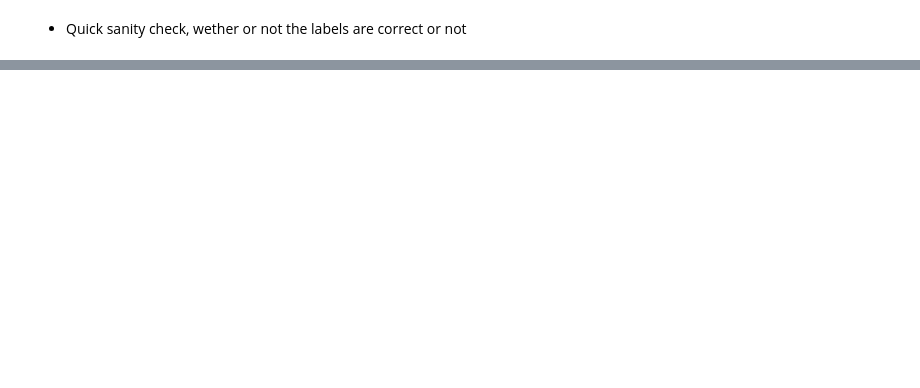
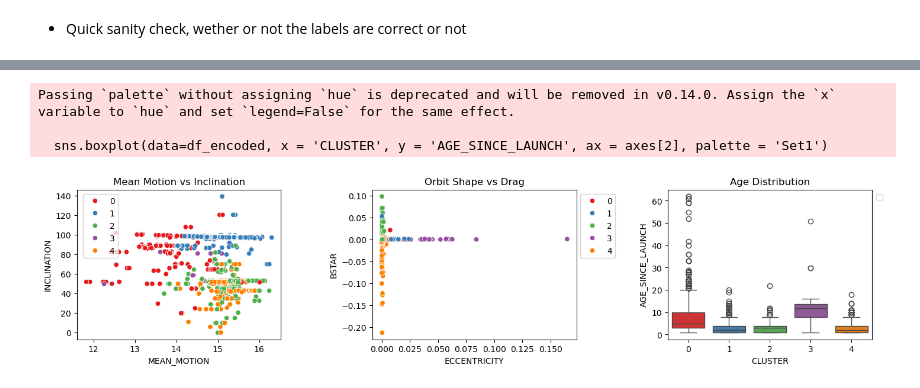
Before and after one commit to Sushrut2007/SpaceDebrisRadar.AI, a Jupyter notebook: notebooks/05_clustering.ipynb, the cells around one changed output, grey strips where cells are left out. Drawn from its saved outputs; the diff is of its cells as text; code cells hidden in the pictures; blank space fills up the shorter version.

```diff
--- a/notebooks/05_clustering.ipynb
+++ b/notebooks/05_clustering.ipynb
@@ -407,0 +395,25 @@ len(df_encoded)
+# %%
+# Quick visualization for between the features across the clusters
+
+fig, axes = plt.subplots(1, 3, figsize=(15, 4))
+
+# mean motion vs inclination
+sns.scatterplot(data=df_encoded, x = 'MEAN_MOTION', y = 'INCLINATION', hue = 'CLUSTER', ax = axes[0], palette = 'Set1')
+axes[0].legend(bbox_to_anchor=(0.01, 1), loc='upper left')
+axes[0].set_title('Mean Motion vs Inclination')
+
+# Orbit shape vs drag
+sns.scatterplot(data=df_encoded, x = 'ECCENTRICITY', y = 'BSTAR', hue = 'CLUSTER', ax = axes[1], palette = 'Set1')
+axes[1].legend(bbox_to_anchor=(1, 1), loc='upper left')
+axes[1].set_title('Orbit Shape vs Drag')
+
+# Age distribution
+sns.boxplot(data=df_encoded, x = 'CLUSTER', y = 'AGE_SINCE_LAUNCH', ax = axes[2], palette = 'Set1')
+axes[2].legend(bbox_to_anchor=(1, 1), loc='upper left')
+axes[2].set_title('Age Distribution')
+plt.tight_layout(pad=3)
+# %% [output]
+Passing `palette` without assigning `hue` is deprecated and will be removed in v0.14.0. Assign the `x` variable to `hue` and set `legend=False` for the same effect.
+
+  sns.boxplot(data=df_encoded, x = 'CLUSTER', y = 'AGE_SINCE_LAUNCH', ax = axes[2], palette = 'Set1')
+[figure, added]
```
Also changed, not shown: parts of 33 cells of this notebook, 2 other files.
